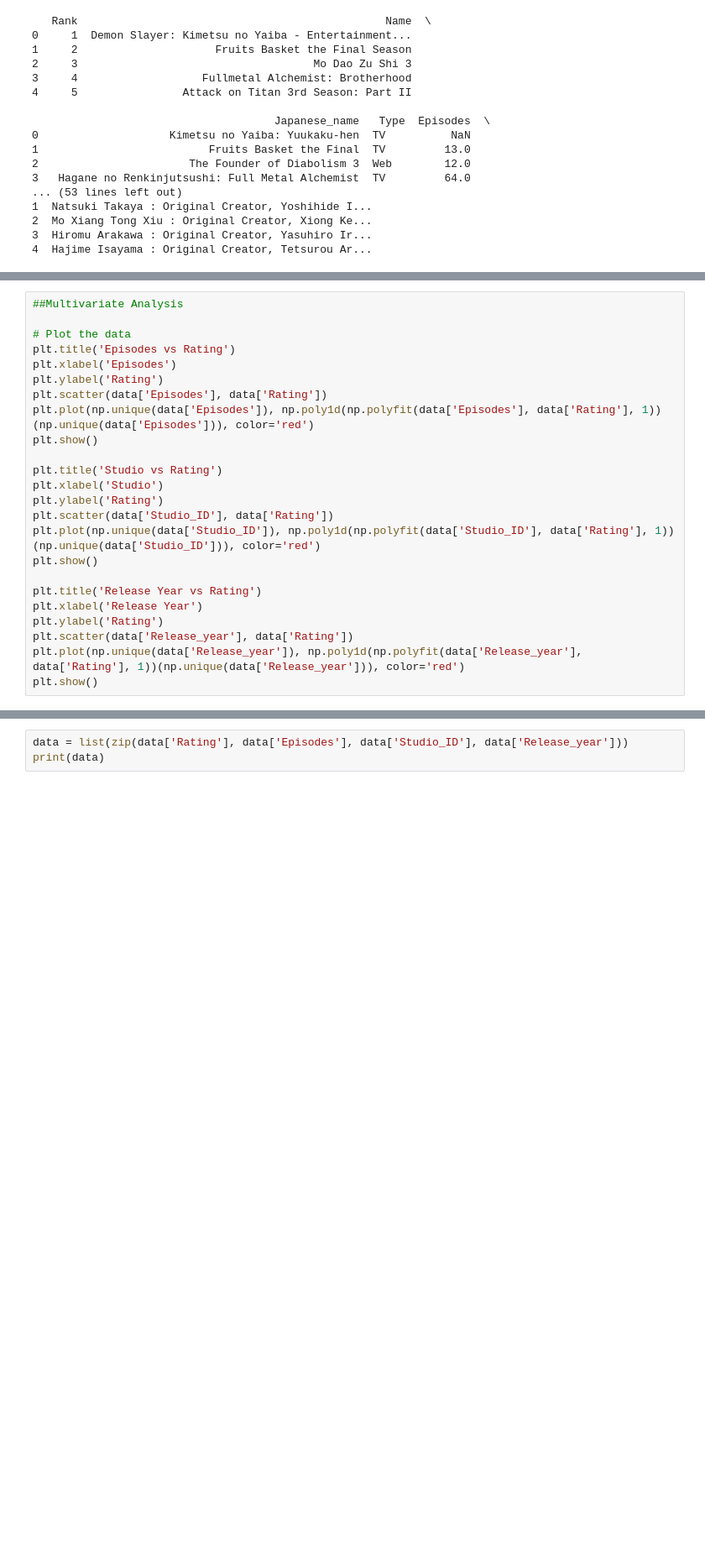
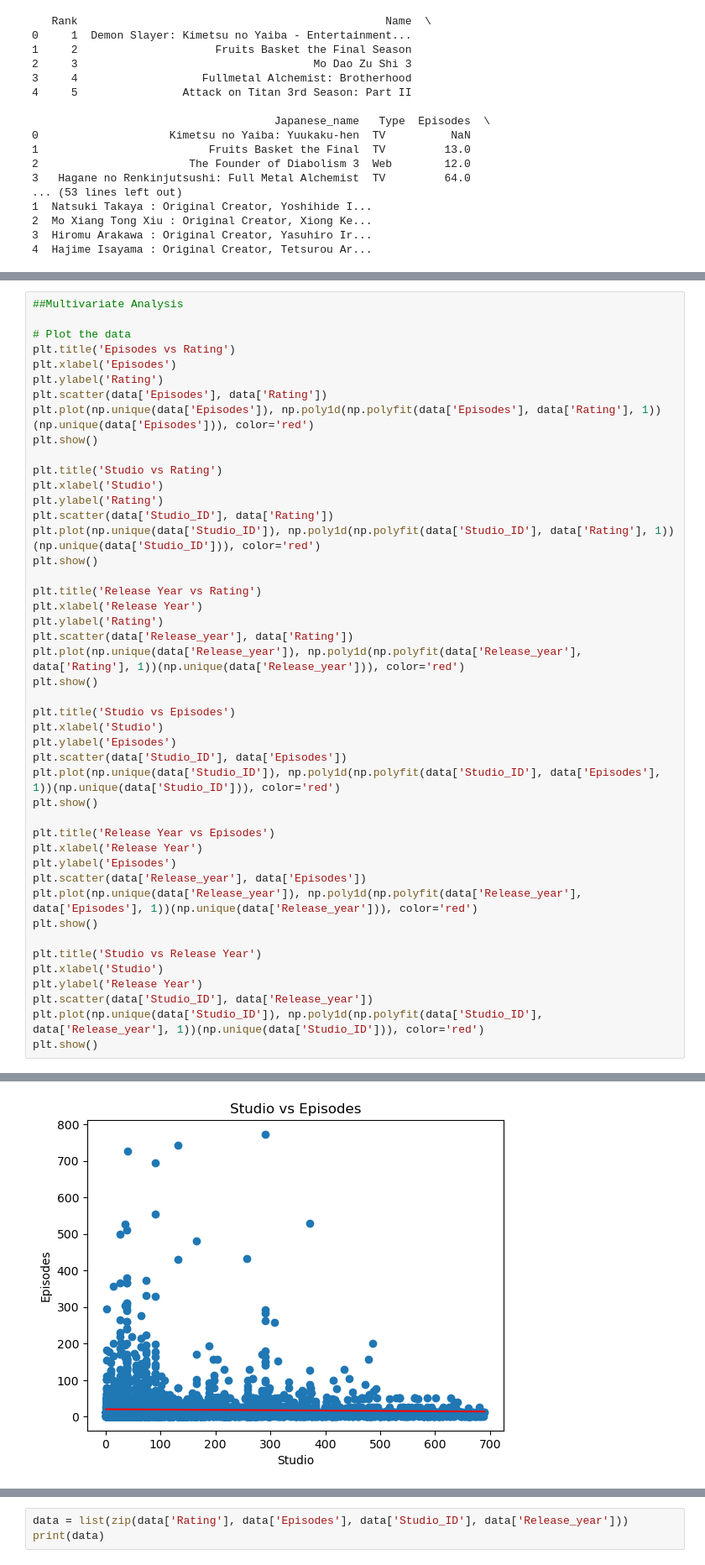
Before and after one commit to D00237535/DAV_CA, a Jupyter notebook: DAV.ipynb, the cells around one changed output, grey strips where cells are left out. Shown at 84% size. Cells and saved outputs as stored; diff of their text form; blank space fills up the shorter version.

```diff
--- a/DAV.ipynb
+++ b/DAV.ipynb
@@ -112,28 +91,50 @@ Release_year and Studio_ID have a correlation of 0.02347131989806189
 # %%
 ##Multivariate Analysis
 
 # Plot the data
 plt.title('Episodes vs Rating')
 plt.xlabel('Episodes')
 plt.ylabel('Rating')
 plt.scatter(data['Episodes'], data['Rating'])
 plt.plot(np.unique(data['Episodes']), np.poly1d(np.polyfit(data['Episodes'], data['Rating'], 1))(np.unique(data['Episodes'])), color='red')
 plt.show()
 
 plt.title('Studio vs Rating')
 plt.xlabel('Studio')
 plt.ylabel('Rating')
 plt.scatter(data['Studio_ID'], data['Rating'])
 plt.plot(np.unique(data['Studio_ID']), np.poly1d(np.polyfit(data['Studio_ID'], data['Rating'], 1))(np.unique(data['Studio_ID'])), color='red')
 plt.show()
 
 plt.title('Release Year vs Rating')
 plt.xlabel('Release Year')
 plt.ylabel('Rating')
 plt.scatter(data['Release_year'], data['Rating'])
 plt.plot(np.unique(data['Release_year']), np.poly1d(np.polyfit(data['Release_year'], data['Rating'], 1))(np.unique(data['Release_year'])), color='red')
 plt.show()
+
+plt.title('Studio vs Episodes')
+plt.xlabel('Studio')
+plt.ylabel('Episodes')
+plt.scatter(data['Studio_ID'], data['Episodes'])
+plt.plot(np.unique(data['Studio_ID']), np.poly1d(np.polyfit(data['Studio_ID'], data['Episodes'], 1))(np.unique(data['Studio_ID'])), color='red')
+plt.show()
+
+plt.title('Release Year vs Episodes')
+plt.xlabel('Release Year')
+plt.ylabel('Episodes')
+plt.scatter(data['Release_year'], data['Episodes'])
+plt.plot(np.unique(data['Release_year']), np.poly1d(np.polyfit(data['Release_year'], data['Episodes'], 1))(np.unique(data['Release_year'])), color='red')
+plt.show()
+
+plt.title('Studio vs Release Year')
+plt.xlabel('Studio')
+plt.ylabel('Release Year')
+plt.scatter(data['Studio_ID'], data['Release_year'])
+plt.plot(np.unique(data['Studio_ID']), np.poly1d(np.polyfit(data['Studio_ID'], data['Release_year'], 1))(np.unique(data['Studio_ID'])), color='red')
+plt.show()
 # %% [output]
 [figure]
 [figure]
 [figure]
+[figure, added]
```
Also changed, not shown: parts of 17 cells of this notebook, 2 other files.
